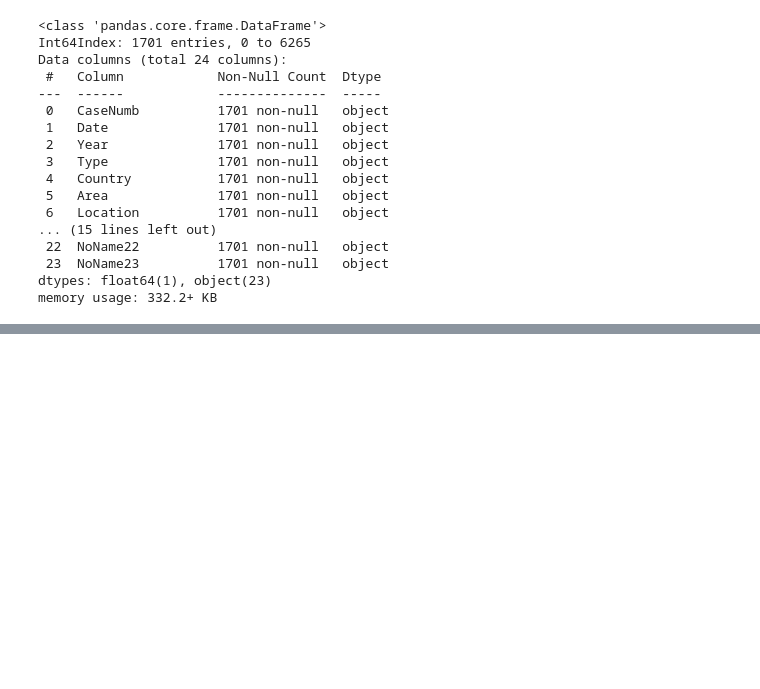
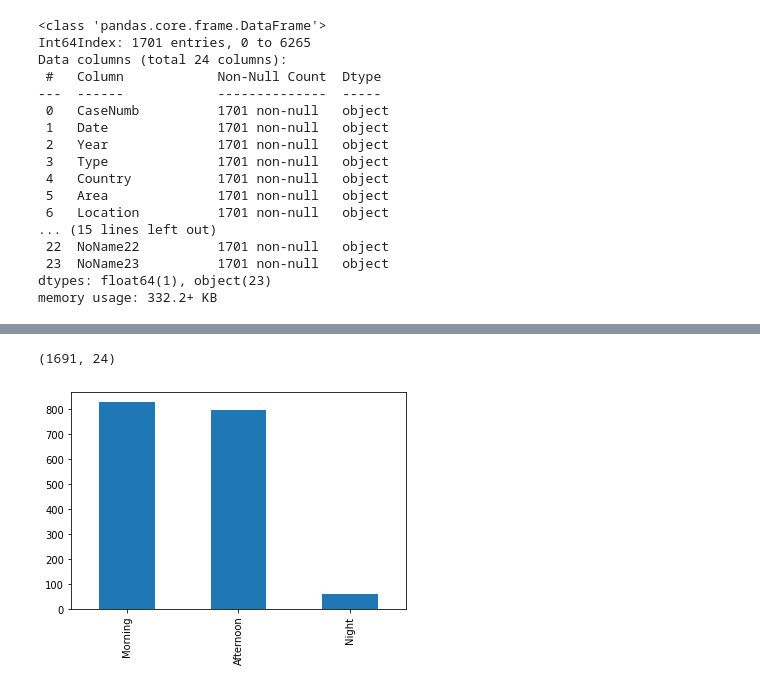
Before and after one commit to JaviPerez23/Proyecto-1, a Jupyter notebook: [Javi Perez] Proyecta 1 Limpieza.ipynb, the cells around one changed output, grey strips where cells are left out. Drawn from its saved outputs; the diff is of its cells as text; code cells hidden in the pictures; blank space fills up the shorter version.

```diff
--- a/[Javi Perez] Proyecta 1 Limpieza.ipynb
+++ b/[Javi Perez] Proyecta 1 Limpieza.ipynb
@@ -1454,3 +1533,31 @@ data.Time = data.Time.str.replace('14Unknown - Afternoon', 'Afternoon')
 data.Time = data.Time.str.replace('12hh30 / 13hh30', 'Afternoon')
 
 data.Time = data.Time.str.replace('Dawn', 'Morning')
+
+
+
+data.Time = data.Time.str.replace('Morningorning', 'Morning')
+
+data.Time = data.Time.str.replace('Morningfternoon', 'Afternoon')
+
+data.Time = data.Time.str.replace('"Afternoon"', 'Afternoon')
+
+data.Time = data.Time.str.replace('Just after Morning', 'Morning')
+
+data.Time = data.Time.str.replace('Afternoon -Afternoon', 'Afternoon')
+
+data.Time = data.Time.str.replace('Late Afternoon', 'Afternoon')
+
+data.Time = data.Time.str.replace('"Night"', 'Night')
+
+data.Time = data.Time.str.replace('Late night', 'Night')
+
+data.Time = data.Time.str.replace('Afternoon or Morning', 'Afternoon')
+
+data.Time = data.Time.str.replace('Morning 15h30', 'Morning')
+
+data.Time = data.Time.str.replace('17Unknown', 'Afternoon')
+
+data.Time = data.Time.str.replace('12hh30 / 13hh30', 'Afternoon')
+
+data.Time = data.Time.str.replace('Morningr Afternoon', 'Morning')
@@ -1520,0 +1664,6 @@ data.head()
+# %%
+data.Age[1824, 4390, 1825]= 'Unknown'
+data.Age[2496]= '60'
+data.Age[1901]= '6'
+data.Age[1481, 1526]= '30'
+data.Age[468]= '40'
@@ -1520,0 +1707,10 @@ data.head()
+# %%
+data.shape
+# %% [output]
+(1691, 24)
+# %%
+# plt.figure(figsize=(10, 6))
+
+data.Time.value_counts().plot.bar();
+# %% [output]
+[figure, added]
```
Also changed, not shown: parts of 56 cells of this notebook, 1 other file.
